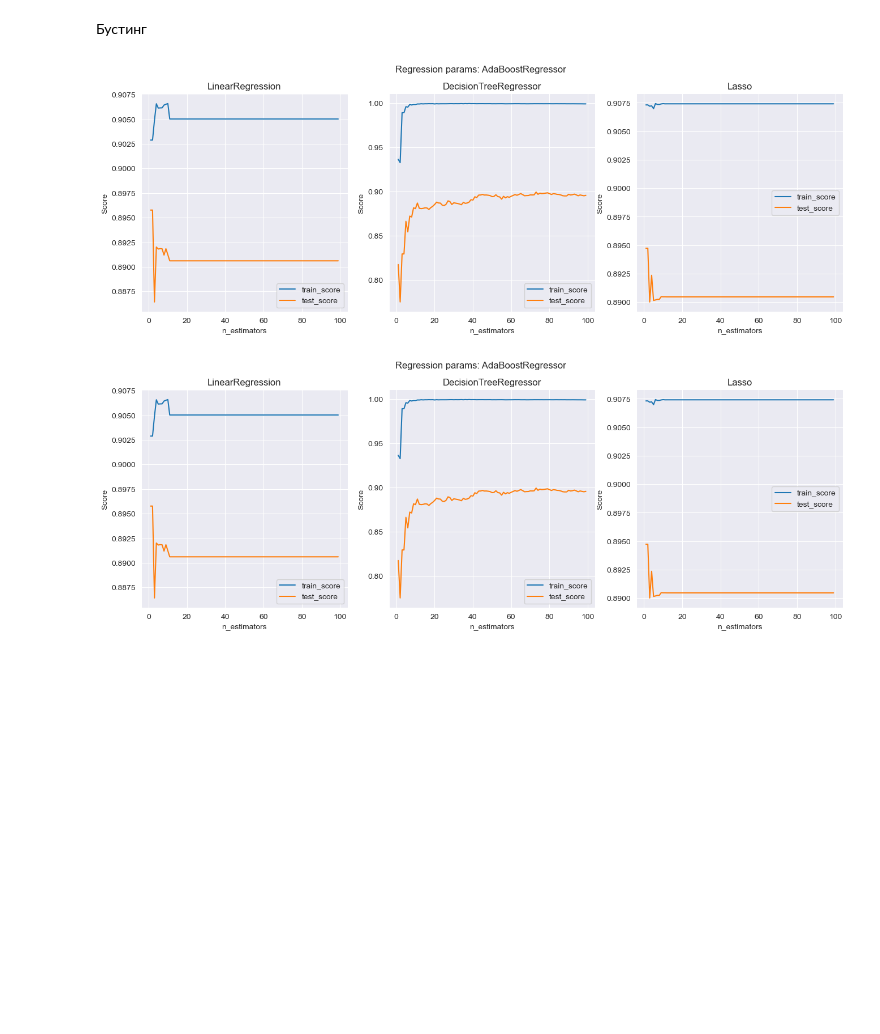
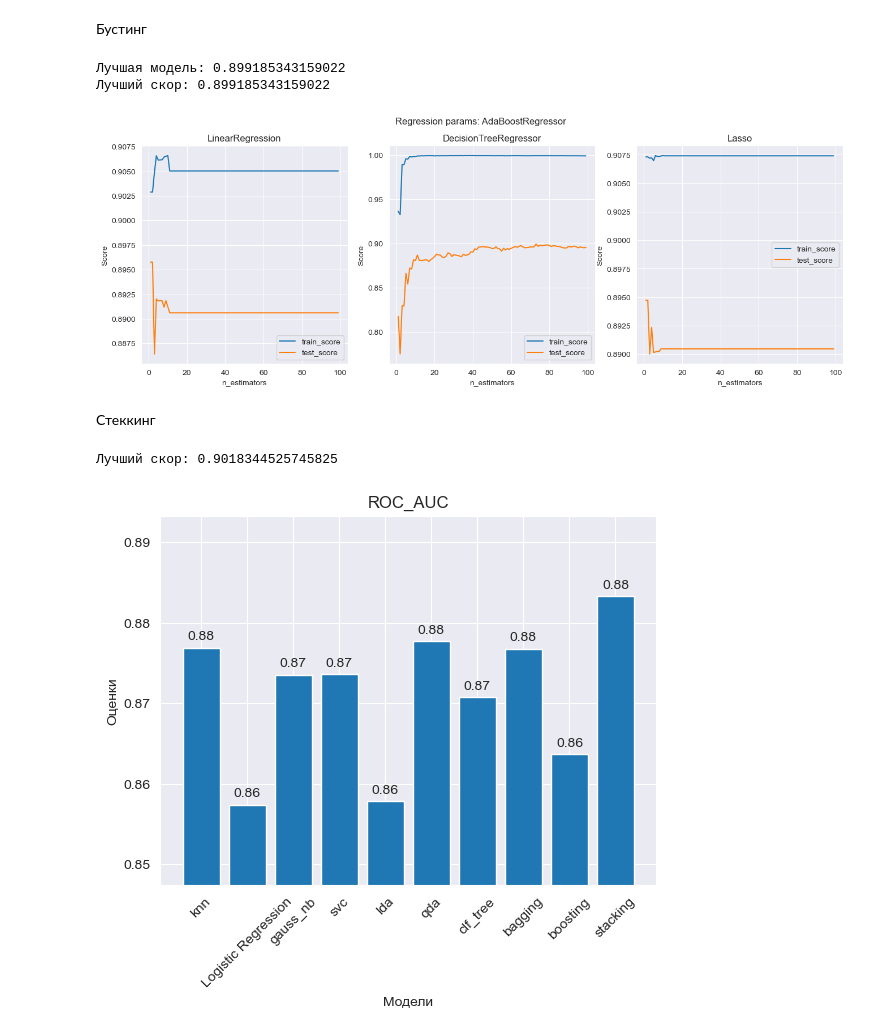
Before and after one commit to AdepteXiao/MAD_5, a Jupyter notebook: mad5.ipynb, the cells around one changed output. Drawn from its saved outputs; the diff is of its cells as text; code cells hidden in the pictures; blank space fills up the shorter version.

```diff
--- a/mad5.ipynb
+++ b/mad5.ipynb
@@ -168,7 +204,58 @@ r_plots(BaggingRegressor, "BaggingRegressor", clfs, x_train3, y_train3, x_test3,
 # %% [markdown]
 Бустинг
 # %%
-r_plots(AdaBoostRegressor, "AdaBoostRegressor", clfs, x_train3, y_train3, x_test3, y_test3)
+r_model_boo, r_score_boo = r_plots(AdaBoostRegressor, "AdaBoostRegressor", clfs, x_train3, y_train3, x_test3, y_test3)
+print(f"Лучшая модель: {r_model_boo}")
+print(f"Лучший скор: {r_score_boo}")
 # %% [output]
+Лучшая модель: 0.899185343159022
+Лучший скор: 0.899185343159022
 [figure]
-[figure, removed]
+# %% [markdown]
+Стеккинг
+# %%
+base_models1  = [
+    ('rf', RandomForestRegressor()),
+    ('knn', KNeighborsRegressor()),
+    ('dt', DecisionTreeRegressor()),
+    ('lr', LinearRegression()),
+    ('en', ElasticNet()),
+    ('lar', Lars()),
+]
+
+base_models2 = [
+    ('lr', LinearRegression()),
+    ('en', ElasticNet()),
+    ('dr', DecisionTreeRegressor()),
+]
+
+meta_models  = [RandomForestRegressor(), LinearRegression()]
+base_models = [base_models1, base_models2]
+best_scores = []
+for models in base_models:
+    for meta in meta_models:
+        stack = StackingRegressor(estimators = models, final_estimator=meta)
+        stack.fit(x_train3, y_train3)
+        best_scores.append(stack.score(x_test3, y_test3))
+r_score_st = max(best_scores)
+print(f'Лучший скор: {r_score_st}')
+# %% [output]
+Лучший скор: 0.9018344525745825
+# %%
+all_clfs_names = ['knn', 'Logistic Regression', 'gauss_nb', 'svc', 'lda', 'qda', 'clf_tree', 'bagging', 'boosting', 'stacking']
+all_scores = [0.8768731484610126, 0.8573745275383273, 0.8735246623028627, 0.8735668990012495, 0.8577801962926002, 0.8777041309455519, 0.8707170017133947, c_score_bag, c_score_boo, c_score_st]
+
+plt.bar(all_clfs_names, all_scores)
+plt.xticks(rotation=45)
+
+plt.gca().set_title('ROC_AUC')
+plt.gca().set_xlabel('Модели')
+plt.gca().set_ylabel('Оценки')
+
+for i, score in enumerate(all_scores):
+    plt.gca().text(i, score+0.001, f'{score:.2f}', horizontalalignment='center')
+plt.gca().set_ylim([min(all_scores) - 0.01, max(all_scores) + 0.01])
+
+plt.show()
+# %% [output]
+[figure, added]
```
Also changed, not shown: parts of 8 cells of this notebook.
